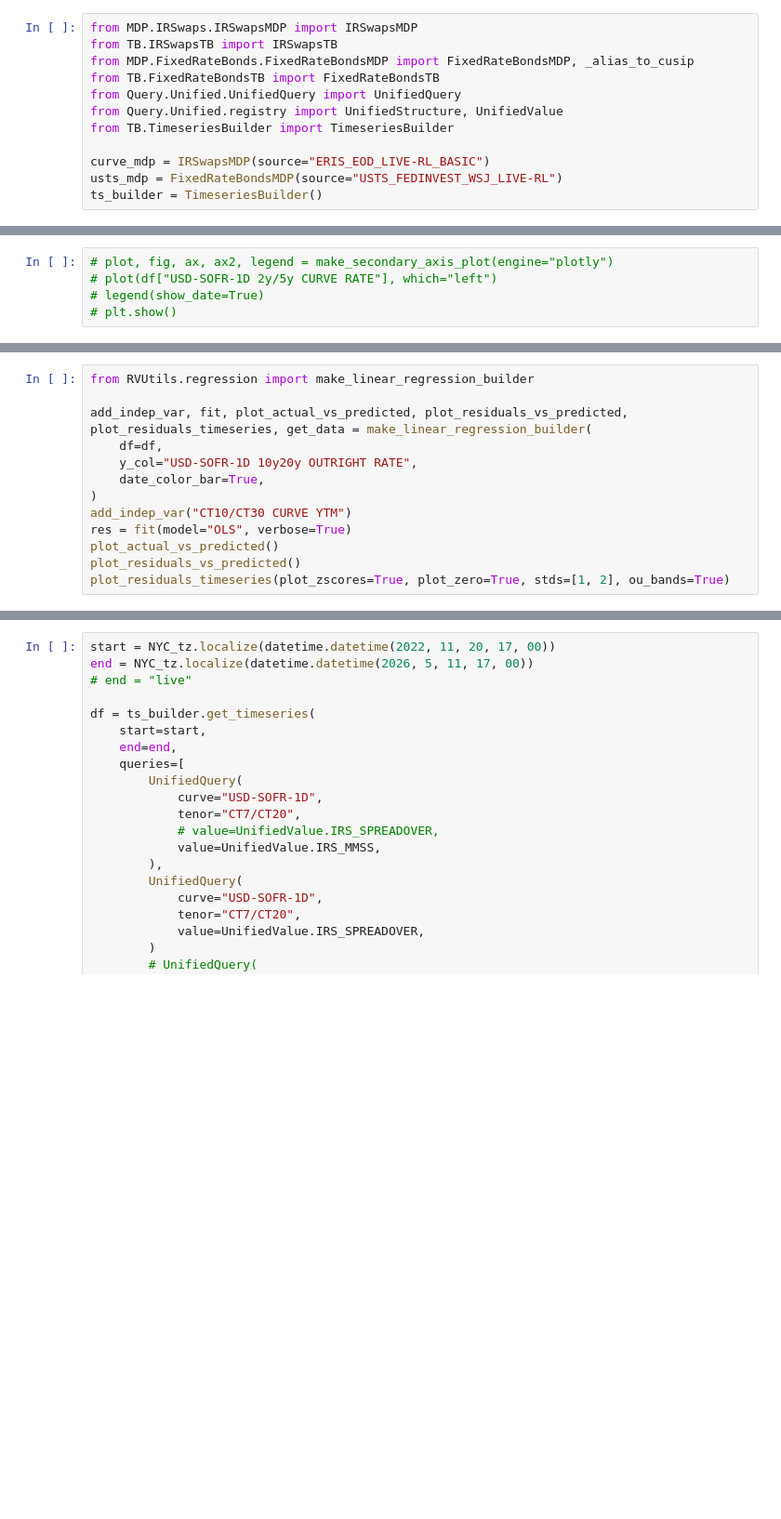
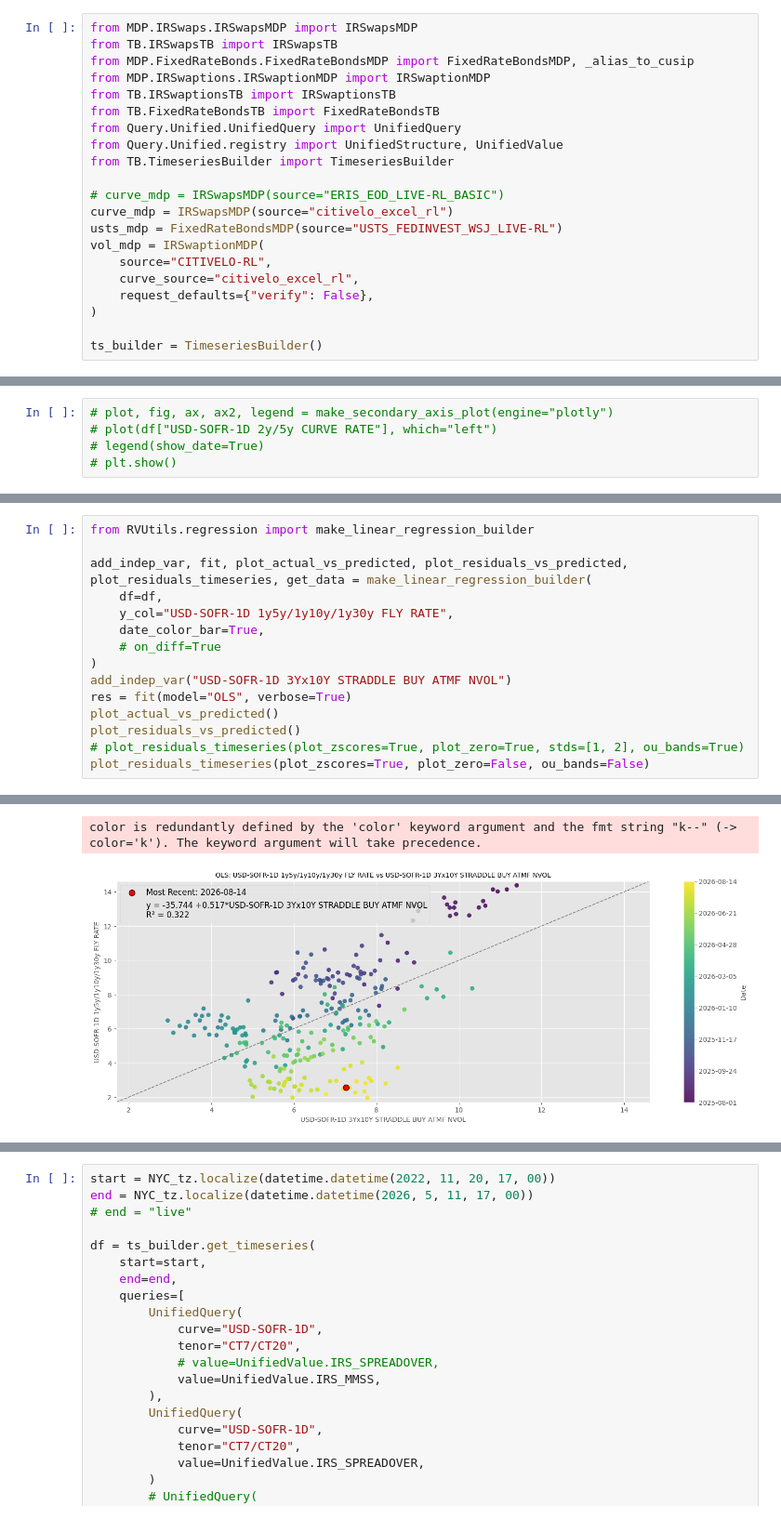
Before and after one commit to yieldcurvemonkey/ARBS, a Jupyter notebook: notebooks/timeseries/eod_linear_rates.ipynb, the cells around one changed output, grey strips where cells are left out. Shown at 93% size. Saved outputs shown, nothing was run; the diff lists cells and outputs as text; blank space fills up the shorter version.

```diff
--- a/notebooks/timeseries/eod_linear_rates.ipynb
+++ b/notebooks/timeseries/eod_linear_rates.ipynb
@@ -51,13 +51,22 @@ For licensing information or to register a licence, please visit: https://ratesl
 from MDP.IRSwaps.IRSwapsMDP import IRSwapsMDP
 from TB.IRSwapsTB import IRSwapsTB
 from MDP.FixedRateBonds.FixedRateBondsMDP import FixedRateBondsMDP, _alias_to_cusip
+from MDP.IRSwaptions.IRSwaptionMDP import IRSwaptionMDP
+from TB.IRSwaptionsTB import IRSwaptionsTB
 from TB.FixedRateBondsTB import FixedRateBondsTB
 from Query.Unified.UnifiedQuery import UnifiedQuery
 from Query.Unified.registry import UnifiedStructure, UnifiedValue
 from TB.TimeseriesBuilder import TimeseriesBuilder
 
-curve_mdp = IRSwapsMDP(source="ERIS_EOD_LIVE-RL_BASIC")
+# curve_mdp = IRSwapsMDP(source="ERIS_EOD_LIVE-RL_BASIC")
+curve_mdp = IRSwapsMDP(source="citivelo_excel_rl")
 usts_mdp = FixedRateBondsMDP(source="USTS_FEDINVEST_WSJ_LIVE-RL")
+vol_mdp = IRSwaptionMDP(
+    source="CITIVELO-RL",
+    curve_source="citivelo_excel_rl",
+    request_defaults={"verify": False},
+)
+
 ts_builder = TimeseriesBuilder()
 # %%
 # tb = IRSwapsTB(IRSwapsMDP(source="eris_live_intraday"), show_tqdm=True, use_ts_cache=False)
@@ -179,11 +152,14 @@ from RVUtils.regression import make_linear_regression_builder
 
 add_indep_var, fit, plot_actual_vs_predicted, plot_residuals_vs_predicted, plot_residuals_timeseries, get_data = make_linear_regression_builder(
     df=df,
-    y_col="USD-SOFR-1D 10y20y OUTRIGHT RATE",
+    y_col="USD-SOFR-1D 1y5y/1y10y/1y30y FLY RATE",
     date_color_bar=True,
+	# on_diff=True
 )
-add_indep_var("CT10/CT30 CURVE YTM")
+add_indep_var("USD-SOFR-1D 3Yx10Y STRADDLE BUY ATMF NVOL")
 res = fit(model="OLS", verbose=True)
 plot_actual_vs_predicted()
 plot_residuals_vs_predicted()
-plot_residuals_timeseries(plot_zscores=True, plot_zero=True, stds=[1, 2], ou_bands=True)
+# plot_residuals_timeseries(plot_zscores=True, plot_zero=True, stds=[1, 2], ou_bands=True)
+plot_residuals_timeseries(plot_zscores=True, plot_zero=False, ou_bands=False)
+# %% [output]
@@ -189,0 +183,2 @@ plot_residuals_timeseries(plot_zscores=True, plot_zero=True, stds=[1, 2], ou_ban
+color is redundantly defined by the 'color' keyword argument and the fmt string "k--" (-> color='k'). The keyword argument will take precedence.
+[figure, added]
```
Also changed, not shown: parts of 4 cells of this notebook, 4 other files.
